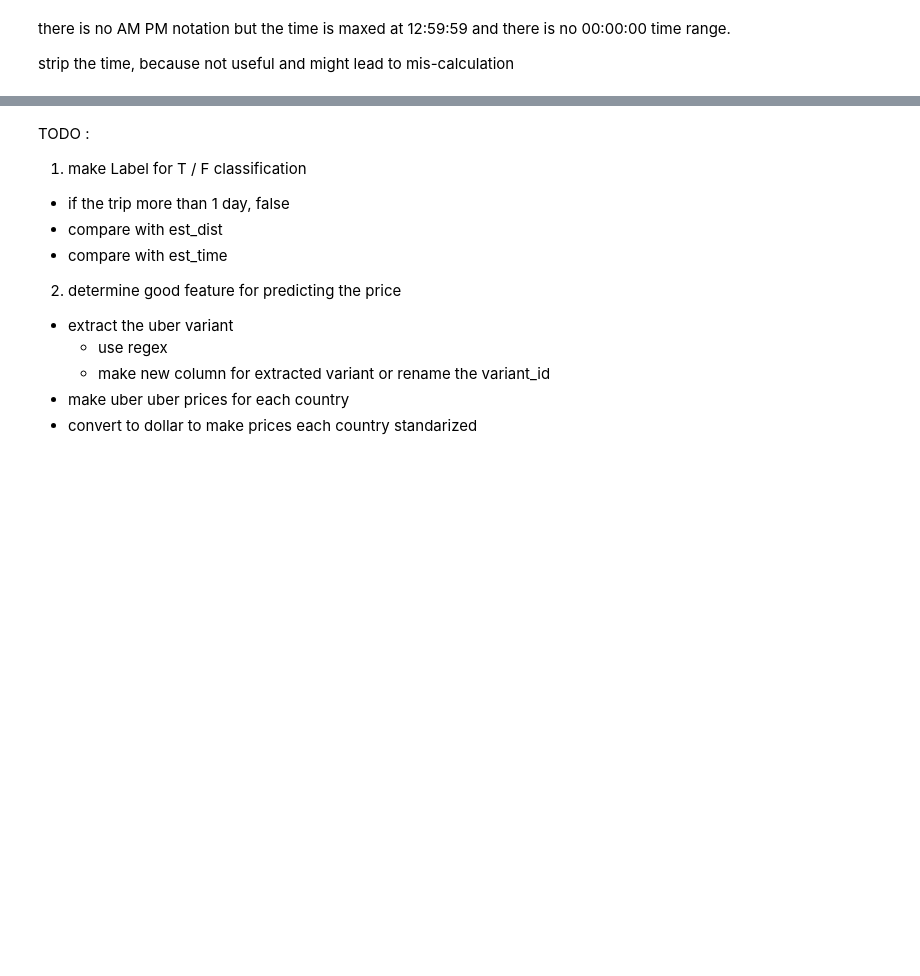
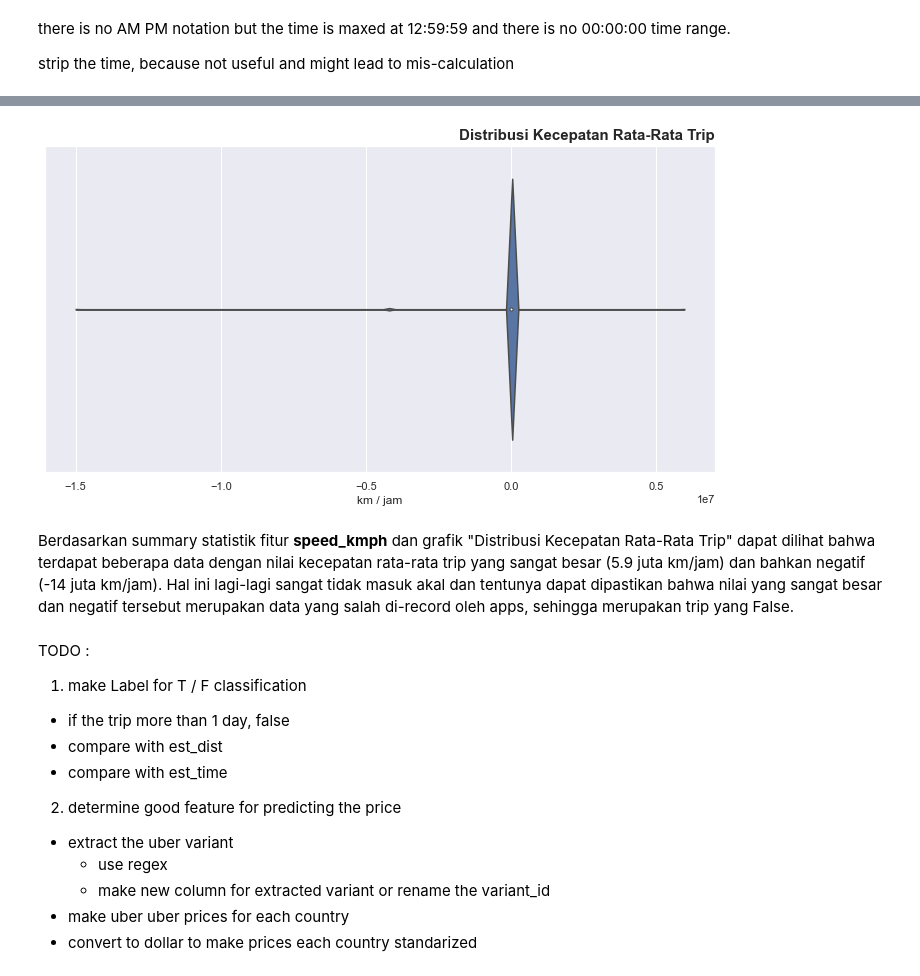
Before and after one commit to enricoroselino/GGU-3-Uber-VTRIP, a Jupyter notebook: EDA.ipynb, the cells around one changed output, grey strips where cells are left out. Drawn from its saved outputs; the diff is of its cells as text; code cells hidden in the pictures; blank space fills up the shorter version.

```diff
--- a/EDA.ipynb
+++ b/EDA.ipynb
@@ -232,0 +300,4 @@ dataset_df.head(5)
+# %%
+# calculate speed in km/h
+speed_kmph = (dataset_df["dist_meters"] / 1000) / ((dataset_df["trip_duration"] / 3600))
+speed_kmph.describe()
@@ -233,3 +314,20 @@ dataset_df.head(5)
+# %%
+# plot kmph distribution
+plt.figure(figsize=(12, 6))
+with sns.axes_style(style="darkgrid"):
+    sns.violinplot(x=speed_kmph)
+
+plt.title(
+    "Distribusi Kecepatan Rata-Rata Trip",
+    loc="right",
+    fontweight="bold",
+    size=15
+)
+plt.xlabel("km / jam");
+# %% [output]
+[figure, added]
+# %% [markdown]
+Berdasarkan summary statistik fitur **speed_kmph** dan grafik "Distribusi Kecepatan Rata-Rata Trip" dapat dilihat bahwa terdapat beberapa data dengan nilai kecepatan rata-rata trip yang sangat besar (5.9 juta km/jam) dan bahkan negatif (-14 juta km/jam).  Hal ini lagi-lagi sangat tidak masuk akal dan tentunya dapat dipastikan bahwa nilai yang sangat besar dan negatif tersebut merupakan data yang salah di-record oleh apps, sehingga merupakan trip yang False.
 # %% [markdown]
 TODO :
 1. make Label for T / F classification
```
Also changed, not shown: parts of 17 cells of this notebook.
